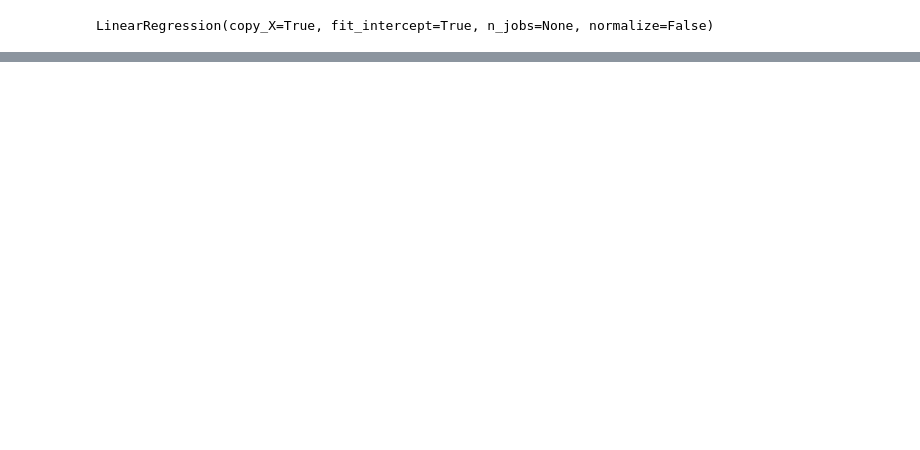
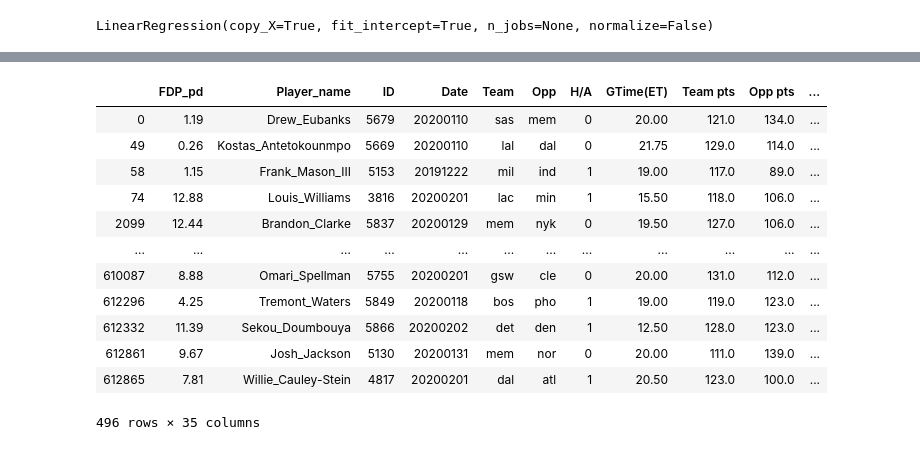
Before and after one commit to deepenrp/NBA_Performance, a Jupyter notebook: Fanduel/FDP_prediction.ipynb, the cells around one changed output, grey strips where cells are left out. Cells and saved outputs as stored; diff of their text form; code cells hidden in the pictures; blank space fills up the shorter version.

Commit message:
more predicted stats

```diff
--- a/Fanduel/FDP_prediction.ipynb
+++ b/Fanduel/FDP_prediction.ipynb
@@ -186,5 +173,20 @@ new_df['ranking']= pd.cut(new_df['FDP'],bins,labels=group_names)
 # %%
 # Keep the first record in the dataset
 FDP_predict= new_df.drop_duplicates(['Player_name'], keep = 'first')
+FDP_predict
+# %% [output]
+|  | FDP_pd | Player_name | ID | Date | Team | Opp | H/A | GTime(ET) | Team pts | Opp pts | ... |
+| 0 | 1.19 | Drew_Eubanks | 5679 | 20200110 | sas | mem | 0 | 20.00 | 121.0 | 134.0 | ... |
+| 49 | 0.26 | Kostas_Antetokounmpo | 5669 | 20200110 | lal | dal | 0 | 21.75 | 129.0 | 114.0 | ... |
+| 58 | 1.15 | Frank_Mason_III | 5153 | 20191222 | mil | ind | 1 | 19.00 | 117.0 | 89.0 | ... |
+| 74 | 12.88 | Louis_Williams | 3816 | 20200201 | lac | min | 1 | 15.50 | 118.0 | 106.0 | ... |
+| 2099 | 12.44 | Brandon_Clarke | 5837 | 20200129 | mem | nyk | 0 | 19.50 | 127.0 | 106.0 | ... |
+| ... | ... | ... | ... | ... | ... | ... | ... | ... | ... | ... | ... |
+| 610087 | 8.88 | Omari_Spellman | 5755 | 20200201 | gsw | cle | 0 | 20.00 | 131.0 | 112.0 | ... |
+| 612296 | 4.25 | Tremont_Waters | 5849 | 20200118 | bos | pho | 1 | 19.00 | 119.0 | 123.0 | ... |
+| 612332 | 11.39 | Sekou_Doumbouya | 5866 | 20200202 | det | den | 1 | 12.50 | 128.0 | 123.0 | ... |
+| 612861 | 9.67 | Josh_Jackson | 5130 | 20200131 | mem | nor | 0 | 20.00 | 111.0 | 139.0 | ... |
+| 612865 | 7.81 | Willie_Cauley-Stein | 4817 | 20200201 | dal | atl | 1 | 20.50 | 123.0 | 100.0 | ... |
+496 rows × 35 columns
 # %%
 FDP_predict.to_csv('fdp.csv',index=False)
```
Also changed, not shown: parts of 6 cells of this notebook, 15 other files.
